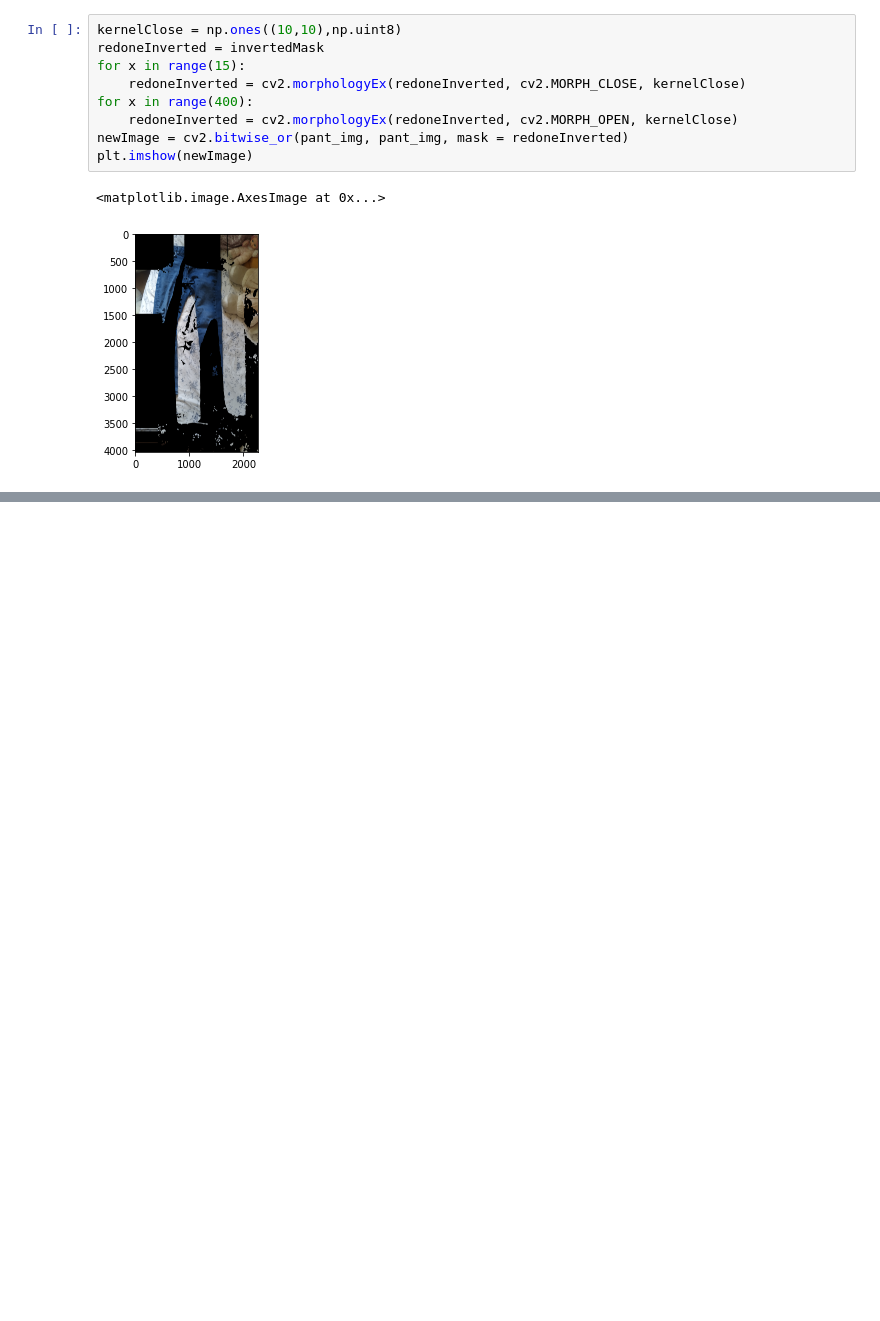
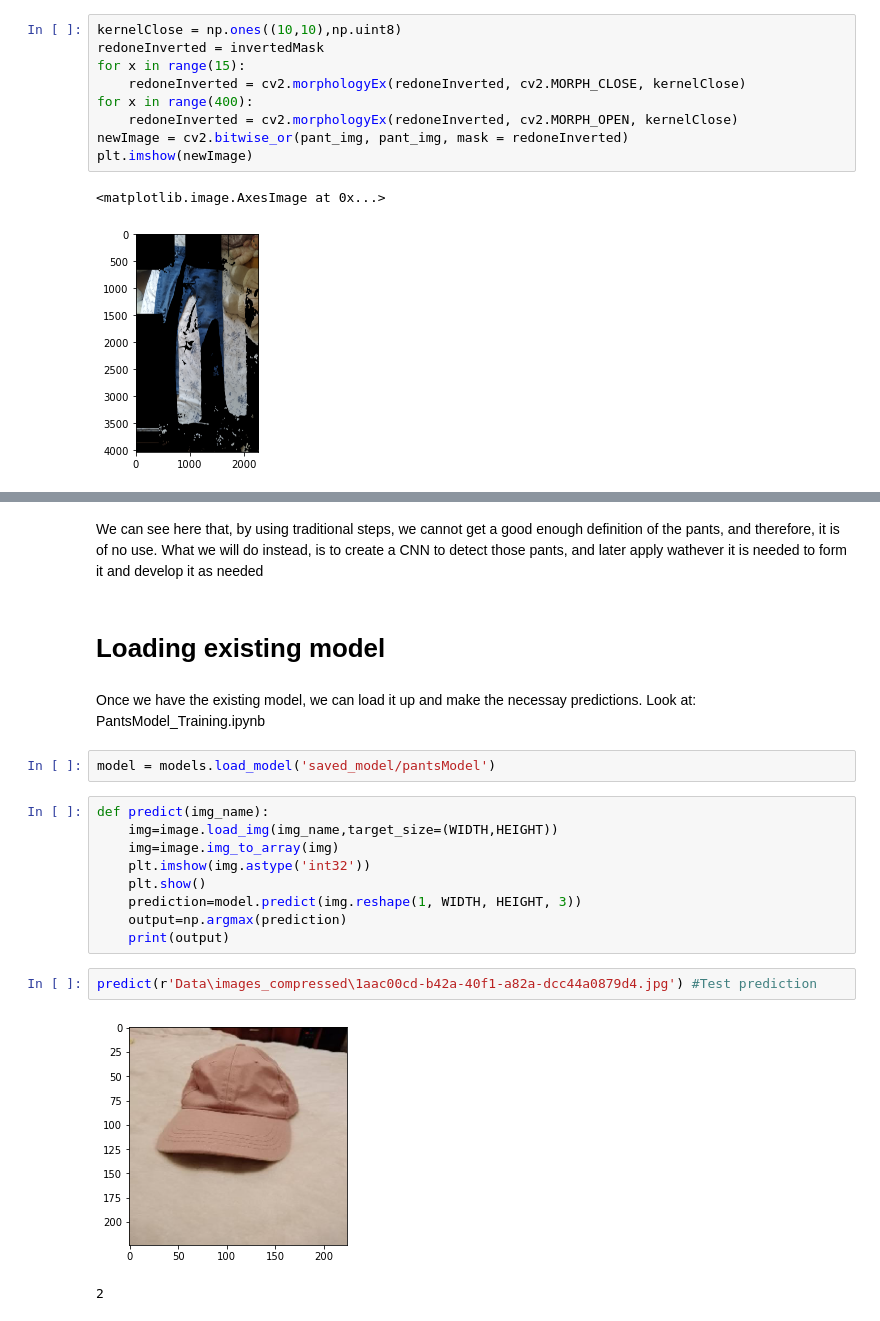
Before and after one commit to ensapra/TreballFinaldeGrau, a Jupyter notebook: ComputerVision/OptionA.ipynb, the cells around one changed output, grey strips where cells are left out. Saved outputs shown, nothing was run; the diff lists cells and outputs as text; blank space fills up the shorter version.

Commit message:
Models created

```diff
--- a/ComputerVision/OptionA.ipynb
+++ b/ComputerVision/OptionA.ipynb
@@ -207,0 +51,23 @@ catdogs = ConcatDataset([cats, dogs])
+# %% [markdown]
+We can see here that, by using traditional steps, we cannot get a good enough definition of the pants, and therefore, it is of no use. What we will do instead, is to create a CNN to detect those pants, and later apply wathever it is needed to form it and develop it as needed
+# %% [markdown]
+# Loading existing model
+# %% [markdown]
+Once we have the existing model, we can load it up and make the necessay predictions.
+Look at: PantsModel_Training.ipynb
+# %%
+model = models.load_model('saved_model/pantsModel')
+# %%
+def predict(img_name):
+    img=image.load_img(img_name,target_size=(WIDTH,HEIGHT))
+    img=image.img_to_array(img)
+    plt.imshow(img.astype('int32'))
+    plt.show()
+    prediction=model.predict(img.reshape(1, WIDTH, HEIGHT, 3))
+    output=np.argmax(prediction)
+    print(output)
+# %%
+predict(r'Data\images_compressed\1aac00cd-b42a-40f1-a82a-dcc44a0879d4.jpg') #Test prediction
+# %% [output]
+[figure, added]
+2
```
Also changed, not shown: parts of 18 cells of this notebook, 17 other files.
